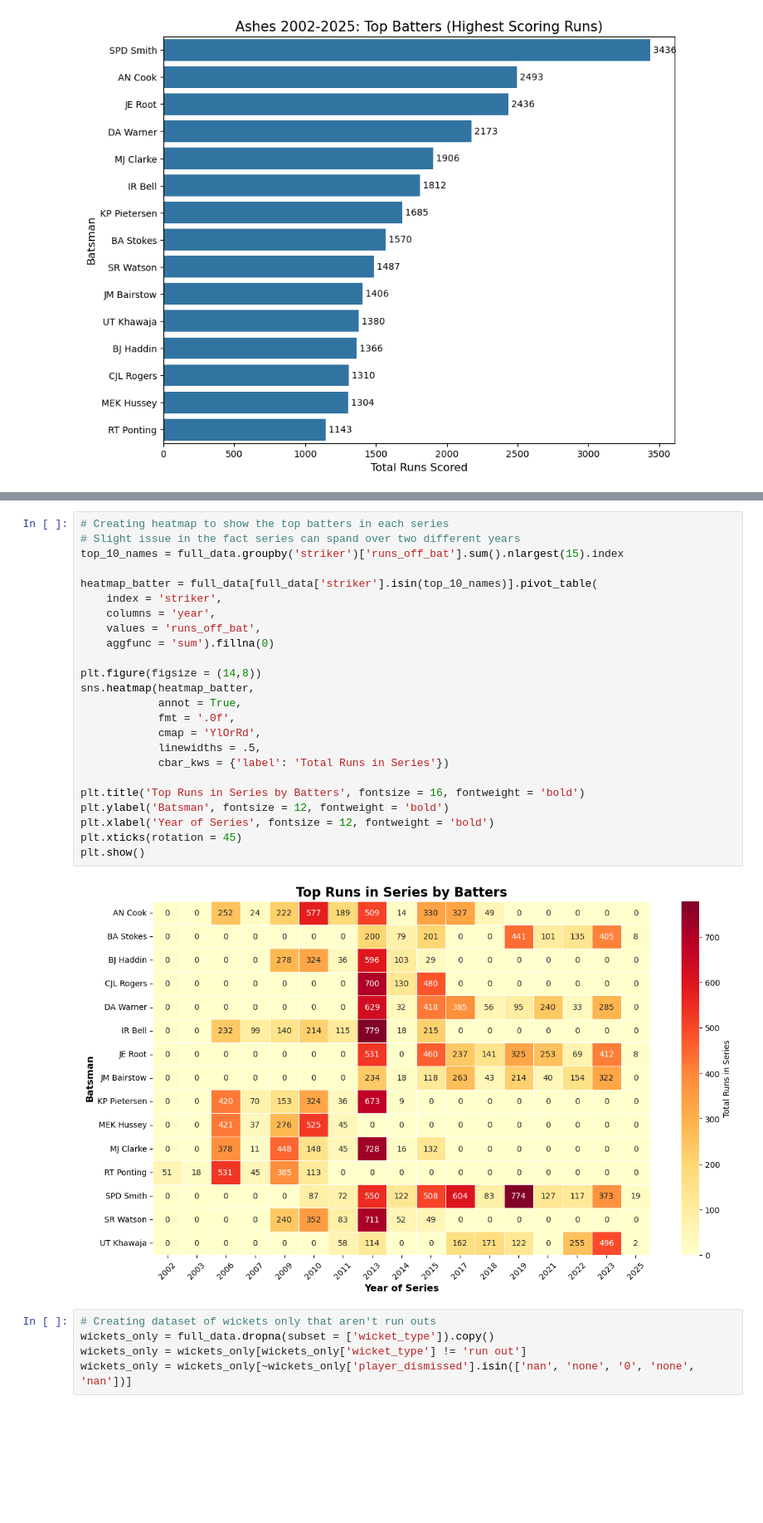
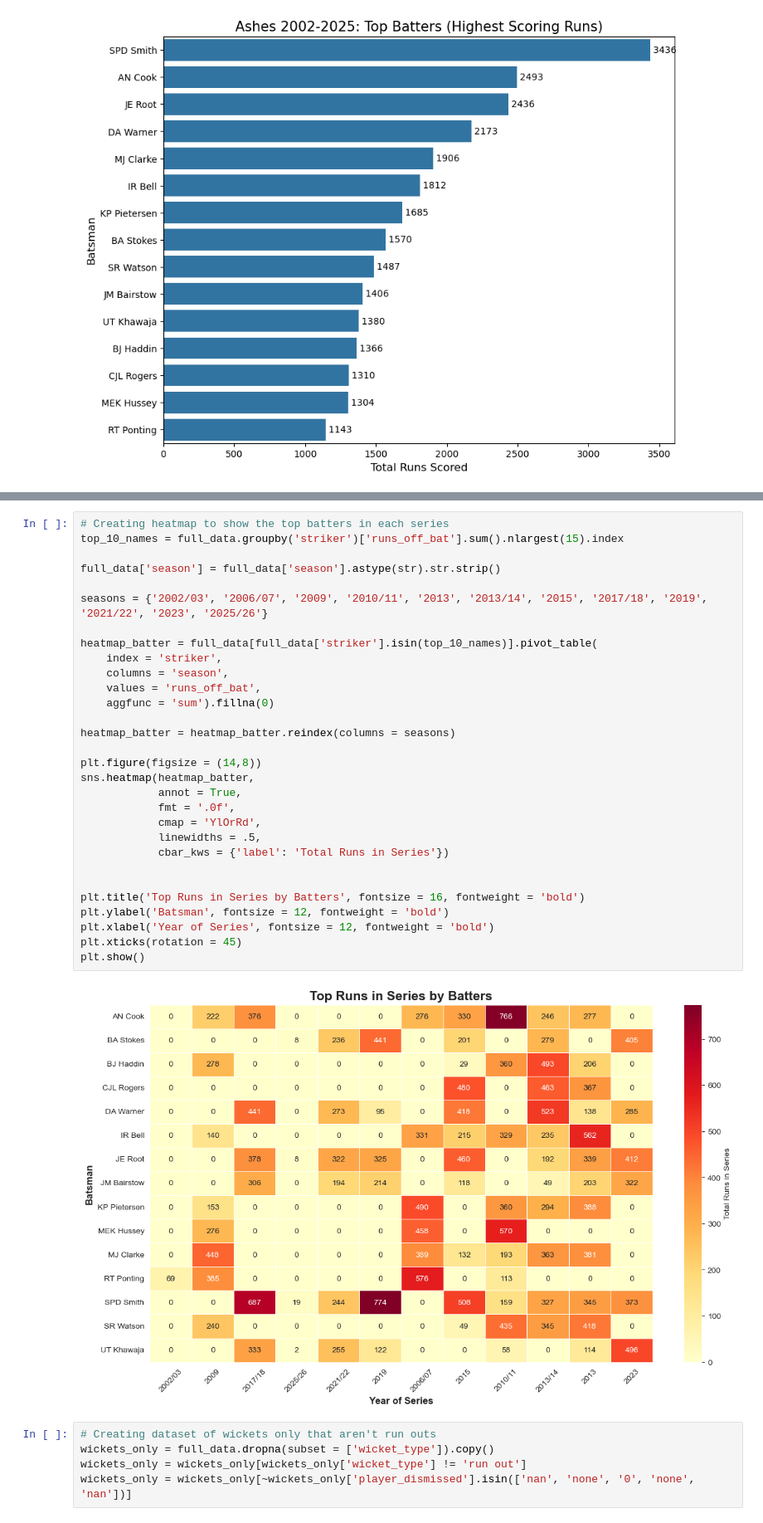
Before and after one commit to zoeh6176-sketch/Programming-Assessment, a Jupyter notebook: Untitled.ipynb, the cells around one changed output, grey strips where cells are left out. Shown at 83% size. Saved outputs shown, nothing was run; the diff lists cells and outputs as text; blank space fills up the shorter version.

Commit message:
Barplot of who won each match and change rows on heat map of top runs in series by batters

```diff
--- a/Untitled.ipynb
+++ b/Untitled.ipynb
@@ -257,29 +301,35 @@ final_df
 # %%
 # Creating heatmap to show the top batters in each series
-# Slight issue in the fact series can spand over two different years
 top_10_names = full_data.groupby('striker')['runs_off_bat'].sum().nlargest(15).index
+
+full_data['season'] = full_data['season'].astype(str).str.strip()
+
+seasons = {'2002/03', '2006/07', '2009', '2010/11', '2013', '2013/14', '2015', '2017/18', '2019', '2021/22', '2023', '2025/26'}
 
 heatmap_batter = full_data[full_data['striker'].isin(top_10_names)].pivot_table(
     index = 'striker',
-    columns = 'year',
+    columns = 'season',
     values = 'runs_off_bat',
     aggfunc = 'sum').fillna(0)
+
+heatmap_batter = heatmap_batter.reindex(columns = seasons)
 
 plt.figure(figsize = (14,8))
 sns.heatmap(heatmap_batter,
             annot = True,
             fmt = '.0f',
             cmap = 'YlOrRd',
             linewidths = .5,
             cbar_kws = {'label': 'Total Runs in Series'})
 
+
 plt.title('Top Runs in Series by Batters', fontsize = 16, fontweight = 'bold')
 plt.ylabel('Batsman', fontsize = 12, fontweight = 'bold')
 plt.xlabel('Year of Series', fontsize = 12, fontweight = 'bold')
 plt.xticks(rotation = 45)
 plt.show()
 # %% [output]
-[figure, old version]
+[figure, new version]
 # %%
 # Creating dataset of wickets only that aren't run outs
 wickets_only = full_data.dropna(subset = ['wicket_type']).copy()
```
Also changed, not shown: parts of 4 cells of this notebook.
